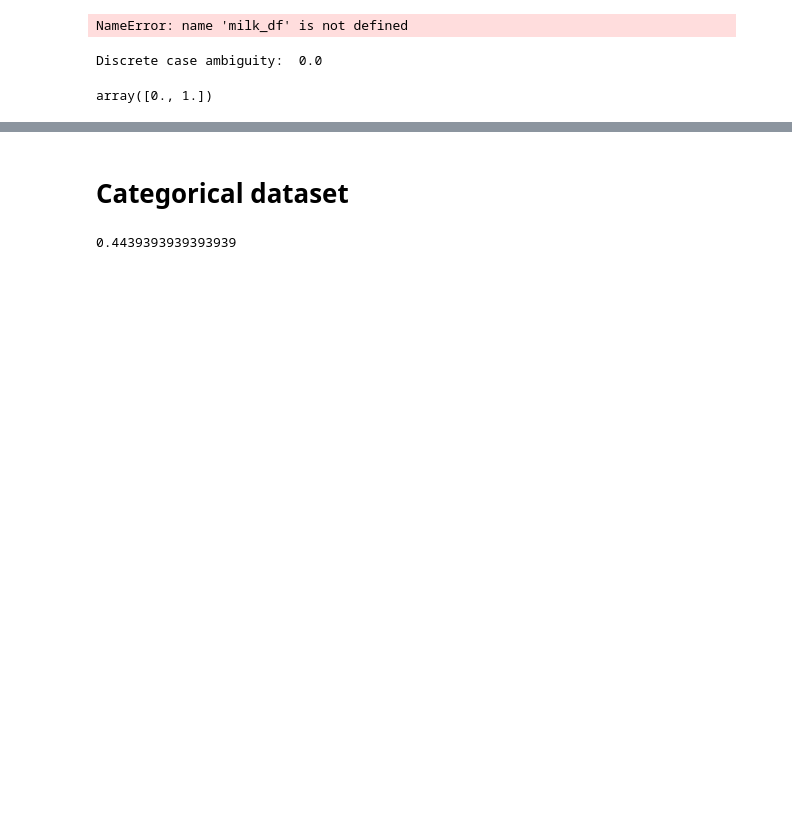
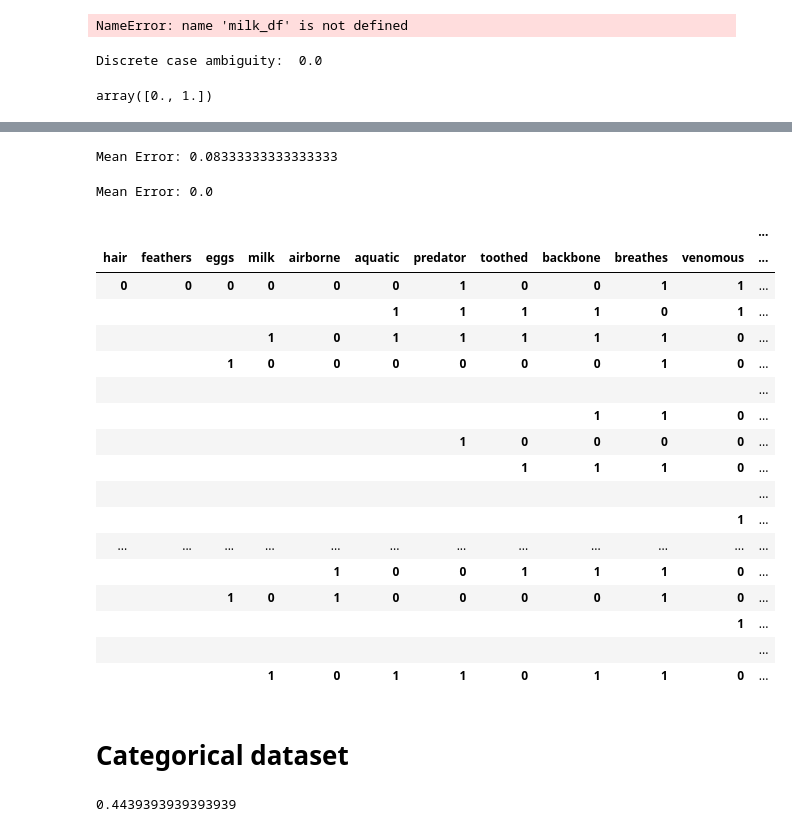
Before and after one commit to Mohammad-Shiblu/Dataset-Learning-Limit, a Jupyter notebook: Notebooks/notebook.ipynb, the cells around one changed output, grey strips where cells are left out. Cells and saved outputs as stored; diff of their text form; code cells hidden in the pictures; blank space fills up the shorter version.

```diff
--- a/Notebooks/notebook.ipynb
+++ b/Notebooks/notebook.ipynb
@@ -776,3 +634,69 @@ counter_C0[(0, 0)]
+# %%
+import pandas as pd
+
+def calculate_mean_error(data, class_column):
+
+    feature_columns = [col for col in data.columns if col != class_column]
+    feature_combinations = data.groupby(feature_columns + [class_column]).size().reset_index(name='count')
+
+    pivot_table = feature_combinations.pivot_table(index=feature_columns, columns=class_column, values='count', fill_value=0)
+
+    pivot_table['total_count'] = pivot_table.sum(axis=1)
+    class_columns = pivot_table.columns[pivot_table.columns != 'total_count']
+
+    pivot_table['max_count'] = pivot_table[class_columns].max(axis=1)
+
+    pivot_table['error'] = (pivot_table['total_count'] - pivot_table['max_count']) / pivot_table['total_count']
+
+    mean_error = pivot_table['error'].mean()
+
+    return mean_error, pivot_table
+
+# Example usage
+data = pd.DataFrame({
+    'f1':    [1, 1, 2, 2, 1, 2, 1, 2, 2],
+    'f2':    [1, 2, 1, 2, 1, 2, 2, 1, 1],
+    'class': [0, 0, 1, 1, 0, 1, 0, 0, 0]
+})
+
+mean_error, pivot_table = calculate_mean_error(data, "class")
+print("Mean Error:", mean_error)
+# %% [output]
+Mean Error: 0.08333333333333333
+# %%
+from ucimlrepo import fetch_ucirepo
+
+# fetch dataset
+zoo = fetch_ucirepo(id=111)
+
+# data (as pandas dataframes)
+X = zoo.data.features
+y = zoo.data.targets
+zoo_df = pd.concat([X, y], axis=1)
+
+mean_error, pivot_table = calculate_mean_error(zoo_df, "type")
+print("Mean Error:", mean_error)
+pivot_table
+# %% [output]
+Mean Error: 0.0
+|  |  |  |  |  |  |  |  |  |  |  | ... |
+| hair | feathers | eggs | milk | airborne | aquatic | predator | toothed | backbone | breathes | venomous | ... |
+| 0 | 0 | 0 | 0 | 0 | 0 | 1 | 0 | 0 | 1 | 1 | ... |
+|  |  |  |  |  | 1 | 1 | 1 | 1 | 0 | 1 | ... |
+|  |  |  | 1 | 0 | 1 | 1 | 1 | 1 | 1 | 0 | ... |
+|  |  | 1 | 0 | 0 | 0 | 0 | 0 | 0 | 1 | 0 | ... |
+|  |  |  |  |  |  |  |  |  |  |  | ... |
+|  |  |  |  |  |  |  |  | 1 | 1 | 0 | ... |
+|  |  |  |  |  |  | 1 | 0 | 0 | 0 | 0 | ... |
+|  |  |  |  |  |  |  | 1 | 1 | 1 | 0 | ... |
+|  |  |  |  |  |  |  |  |  |  |  | ... |
+|  |  |  |  |  |  |  |  |  |  | 1 | ... |
+| ... | ... | ... | ... | ... | ... | ... | ... | ... | ... | ... | ... |
+|  |  |  |  | 1 | 0 | 0 | 1 | 1 | 1 | 0 | ... |
+|  |  | 1 | 0 | 1 | 0 | 0 | 0 | 0 | 1 | 0 | ... |
+|  |  |  |  |  |  |  |  |  |  | 1 | ... |
+|  |  |  |  |  |  |  |  |  |  |  | ... |
+|  |  |  | 1 | 0 | 1 | 1 | 0 | 1 | 1 | 0 | ... |
 # %% [markdown]
 # Categorical dataset
 # %%
```
Also changed, not shown: parts of 19 cells of this notebook, 1 other file.
